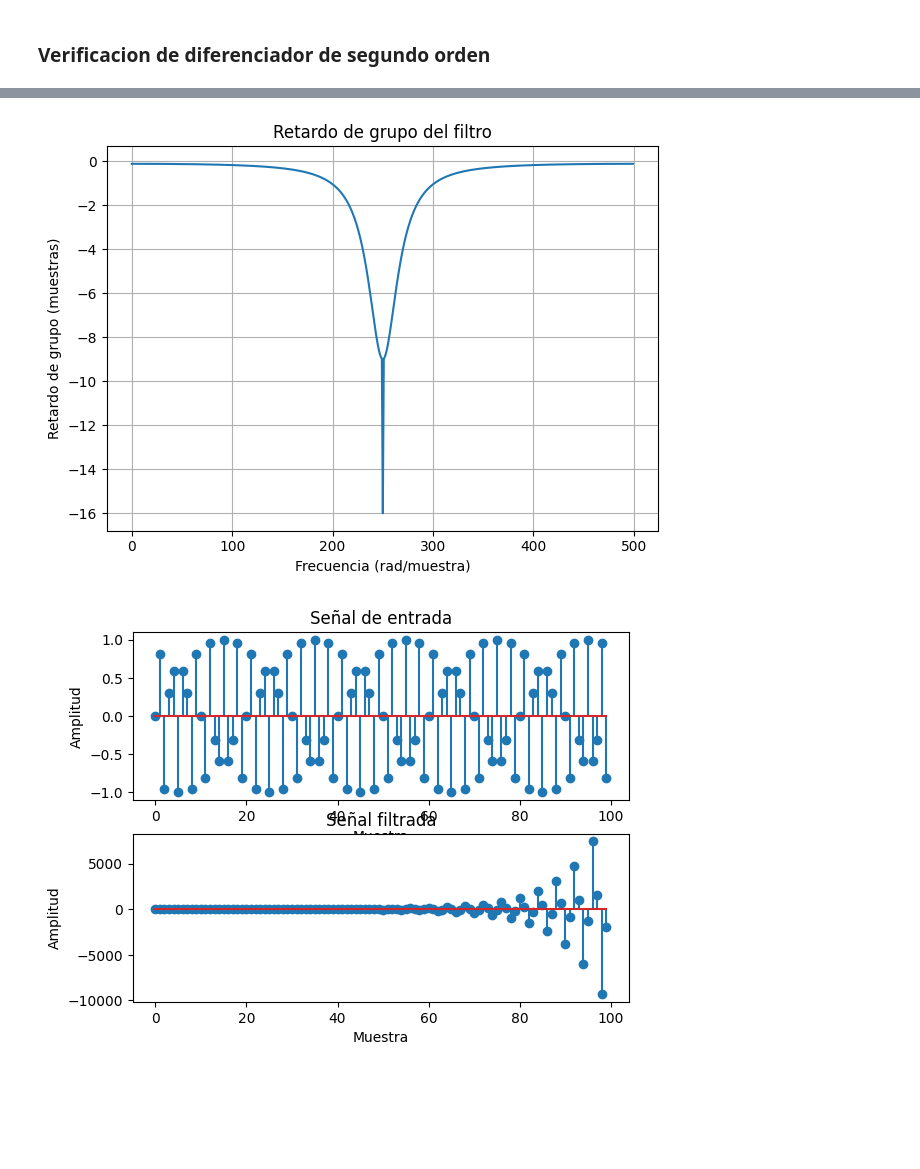
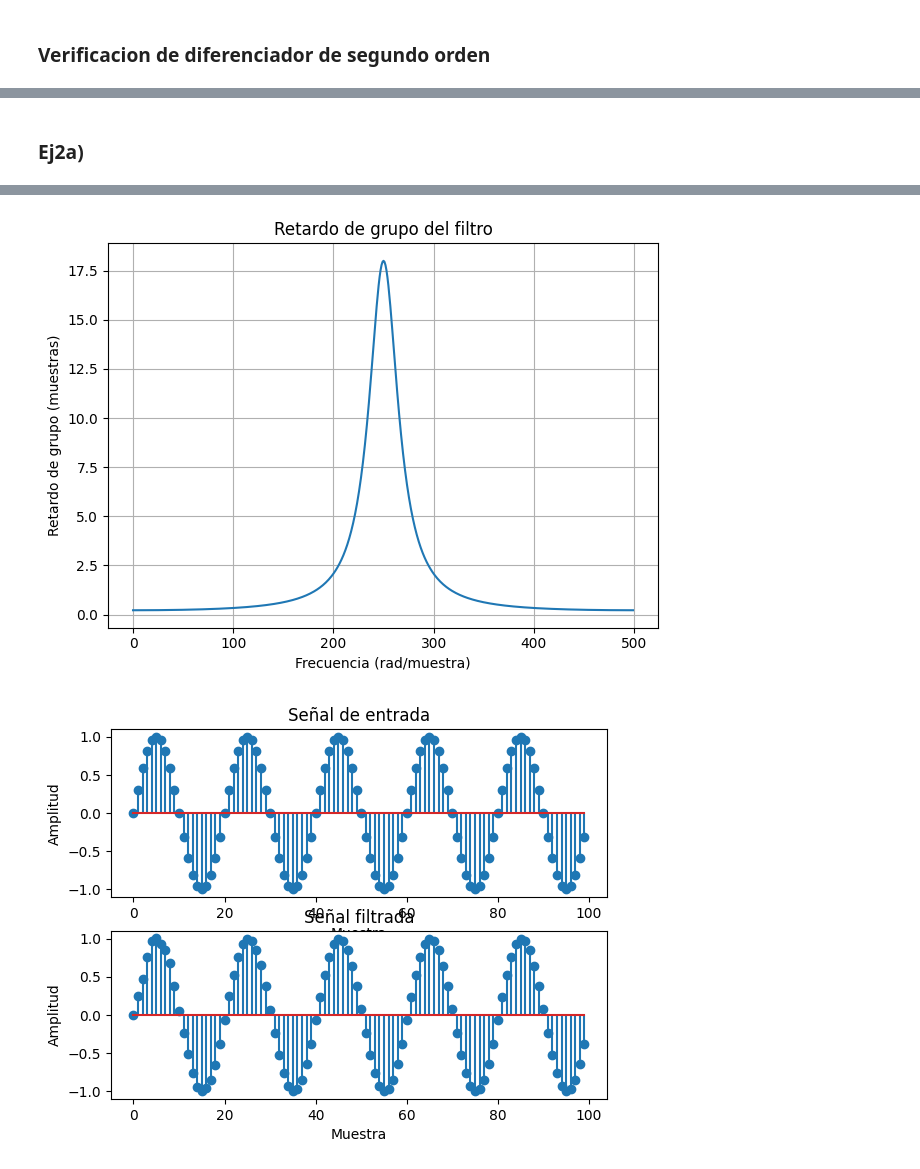
Before and after one commit to velazquezlautaro12303/UTN-FRBA-Lautaro-Velazquez, a Jupyter notebook: docs/source/tp-semanal8.ipynb, the cells around one changed output, grey strips where cells are left out. Saved outputs shown, nothing was run; the diff lists cells and outputs as text; code cells hidden in the pictures; blank space fills up the shorter version.

```diff
--- a/docs/source/tp-semanal8.ipynb
+++ b/docs/source/tp-semanal8.ipynb
@@ -3,7 +3,7 @@
 # %%
 import numpy as np
 import matplotlib.pyplot as plt
-from scipy.signal import freqz, lfilter, group_delay
+from scipy.signal import freqz, lfilter, group_delay, tf2zpk
 
 def plot_filter_digital(b, a, fs):
     # Frecuencia de respuesta (para ver el módulo y fase del filtro)
@@ -65,11 +65,35 @@ def plot_filter_signal(b, a, input):
     # plt.legend()
 
     plt.show()
+
+def zplane(b, a):
+    """ Plot the complex z-plane given a transfer function """
+    # Compute zeros and poles
+    zeros, poles, gain = tf2zpk(b, a)
+
+    # Plot unit circle
+    theta = np.linspace(0, 2*np.pi, 100)
+    unit_circle = np.exp(1j*theta)
+    plt.plot(np.real(unit_circle), np.imag(unit_circle), 'b--')  # Unit circle
+
+    # Plot zeros and poles
+    plt.scatter(np.real(zeros), np.imag(zeros), s=50, facecolors='none', edgecolors='r', label='Zeros')
+    plt.scatter(np.real(poles), np.imag(poles), s=50, facecolors='none', edgecolors='b', label='Poles')
+
+    plt.axhline(0, color='black',linewidth=0.5)
+    plt.axvline(0, color='black',linewidth=0.5)
+    plt.grid()
+    plt.legend()
+    plt.xlabel('Real')
+    plt.ylabel('Imaginary')
+    plt.title('Poles and Zeros')
+    plt.axis('equal')
+    plt.show()
 # %%
 # Parámetros de la señal senoidal
 fs = 1000
 # frecuencia = 50/fs  # Frecuencia de la señal en Hz
-frecuencia = 350
+frecuencia = 50
 t = np.arange(0, .1, 1/fs)  # Vector de tiempo de 1 segundo
 amplitud = 1  # Amplitud de la señal
 fase = 0  # Fase inicial en radianes
@@ -147,7 +181,10 @@ plot_filter_signal(b, a, senoidal)
+# %% [markdown]
+### Ej2a)
 # %%
-b = [1, 0, 1]
-a = [.8, 0, 1]
+b = [.8, 0, 1]
+a = [1, 0, .8]
 
 plot_filter_digital(b, a, fs)
 plot_filter_signal(b, a, senoidal)
+zplane(b,a)
 # %% [output]
@@ -155,2 +192,2 @@ plot_filter_signal(b, a, senoidal)
-[figure, old version]
+[figure, new version]
-[figure, old version]
+[figure, new version]
```
Also changed, not shown: parts of 14 cells of this notebook.
